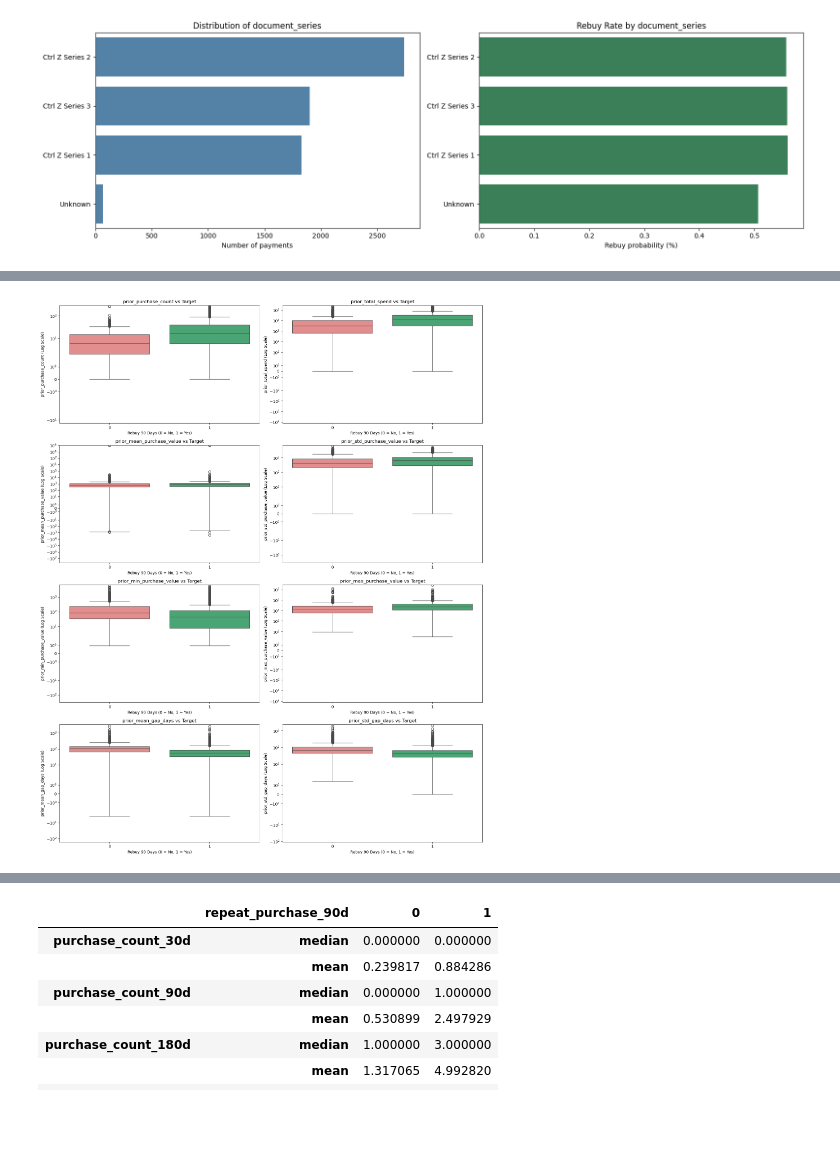
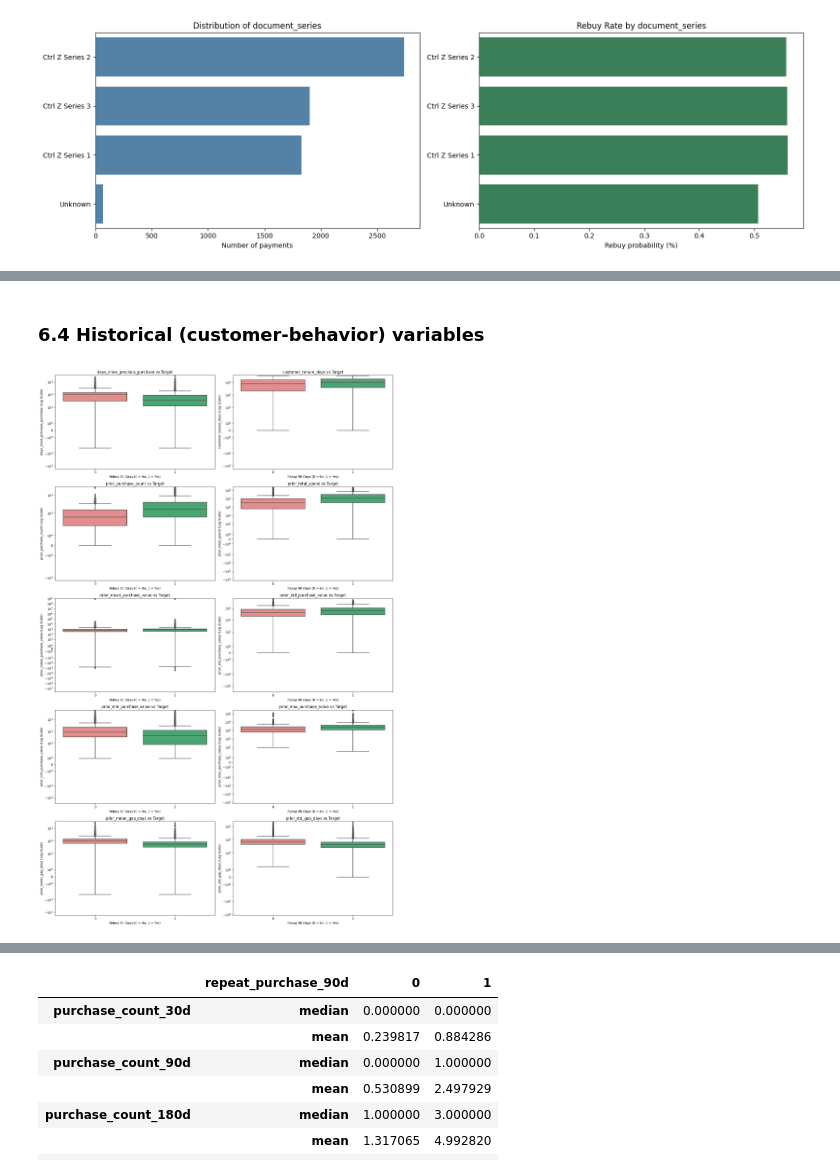
Before and after one commit to luisrafaelsoeiro/ETAI_Project, a Jupyter notebook: exploration.ipynb, the cells around one changed output, grey strips where cells are left out. Drawn from its saved outputs; the diff is of its cells as text; code cells hidden in the pictures; blank space fills up the shorter version.

```diff
--- a/exploration.ipynb
+++ b/exploration.ipynb
@@ -337,0 +344,13 @@ display(summary.round(2))
+# %%
+cols_65 = train.columns[train.isna().sum() == 65]
+ghost_mask = train[cols_65].isna().all(axis=1)
+
+contingency = pd.crosstab(ghost_mask.rename("blank_block"), train["repeat_purchase_90d"])
+chi2, p_value, _, _ = stats.chi2_contingency(contingency)
+
+rate_blank = train.loc[ghost_mask, "repeat_purchase_90d"].mean()
+rate_other = train.loc[~ghost_mask, "repeat_purchase_90d"].mean()
+
+display(contingency)
+print(f"Difference in repeat rate: {(rate_blank - rate_other) * 100:+.2f} percentage points")
+print(f"Chi-square test: chi2 = {chi2:.3f}, p = {p_value:.3f}")
@@ -984,0 +1486,14 @@ Comparing categorical distributions across the training and test sets reveals su
+# %%
+# How many categories are too small to trust? (n < 30 rows)
+rows = []
+for col in categorical_features:
+    g = train.groupby(col)["repeat_purchase_90d"].agg(["size", "mean"])
+    rare = g["size"] < 30
+    rows.append({
+        "feature": col,
+        "n_categories": len(g),
+        "n_rare_categories": int(rare.sum()),
+        "rows_in_rare_categories_%": g.loc[rare, "size"].sum() / len(train) * 100,
+        "share_of_largest_category_%": g["size"].max() / len(train) * 100,
+    })
+display(pd.DataFrame(rows).round(2))
@@ -985,31 +1520,31 @@ Comparing categorical distributions across the training and test sets reveals su
+# %% [markdown]
+### 6.4 Historical (customer-behavior) variables
 # %%
-hist_cols = [
-    'prior_purchase_count', 'prior_total_spend', 'prior_mean_purchase_value',
-    'prior_std_purchase_value', 'prior_min_purchase_value', 'prior_max_purchase_value',
-    'prior_mean_gap_days', 'prior_std_gap_days'
-]
+n_cols = 2
+n_rows = math.ceil(len(historical_features) / n_cols)
 
-fig, axes = plt.subplots(4, 2, figsize=(16, 20))
+fig, axes = plt.subplots(n_rows, n_cols, figsize=(16, 5 * n_rows))
 axes = axes.flatten()
 
-for i, col in enumerate(hist_cols):
+for i, col in enumerate(historical_features):
     sns.boxplot(
         data=train,
         x='repeat_purchase_90d',
         y=col,
         ax=axes[i],
-        hue='repeat_purchase_90d',
-        palette={0: "lightcoral", 1: "mediumseagreen", "0": "lightcoral", "1": "mediumseagreen"},
-        legend=False
+        palette={0: "lightcoral", 1: "mediumseagreen"}
     )
 
     axes[i].set_title(f'{col} vs Target')
     axes[i].set_yscale('symlog')
     axes[i].set_xlabel('Rebuy 90 Days (0 = No, 1 = Yes)')
     axes[i].set_ylabel(f'{col} (Log Scale)')
 
+for j in range(len(historical_features), len(axes)):
+    axes[j].set_visible(False)
+
 plt.tight_layout()
 plt.show()
 # %% [output]
-[figure, old version]
+[figure, new version]
 # %%
```
Also changed, not shown: parts of 241 cells of this notebook.
